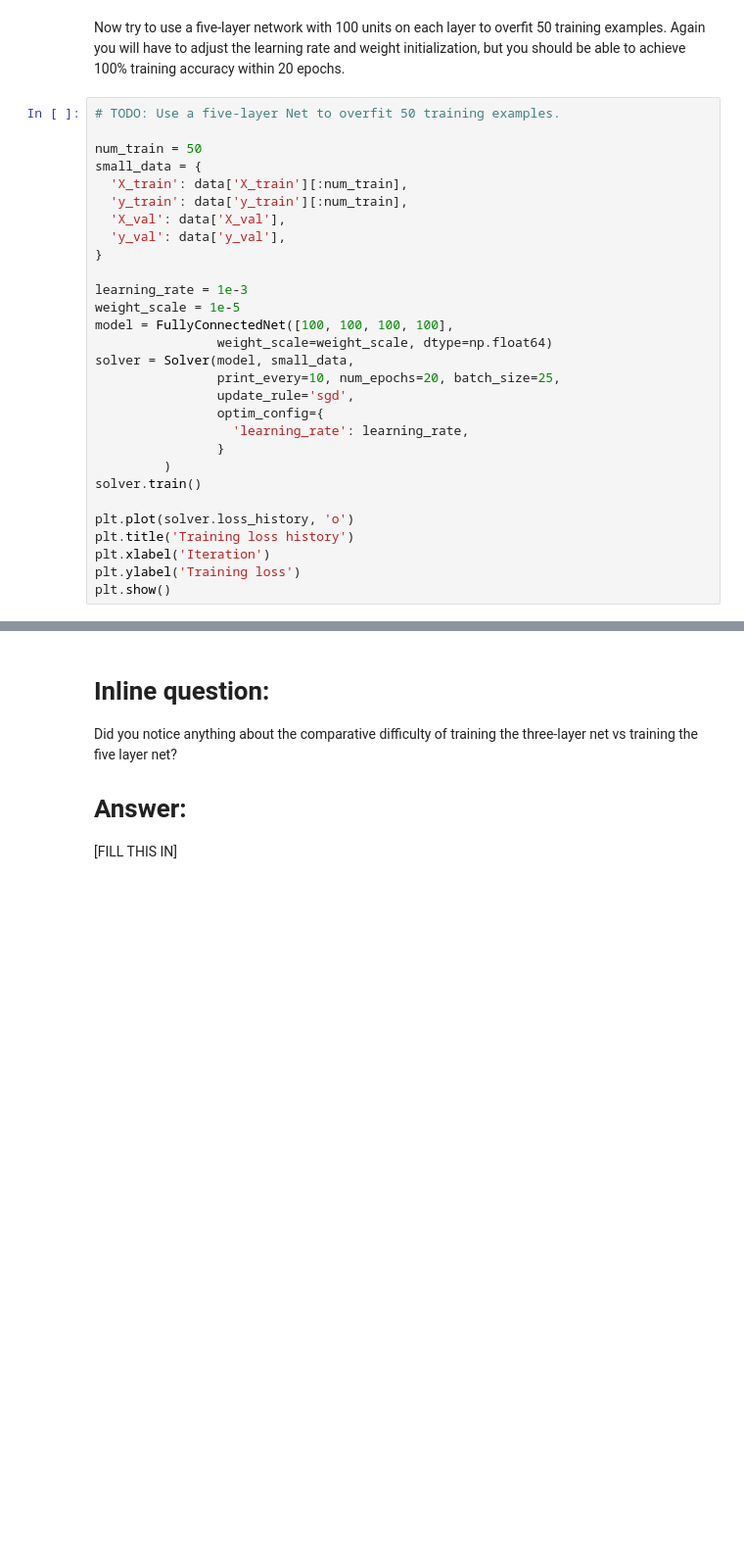
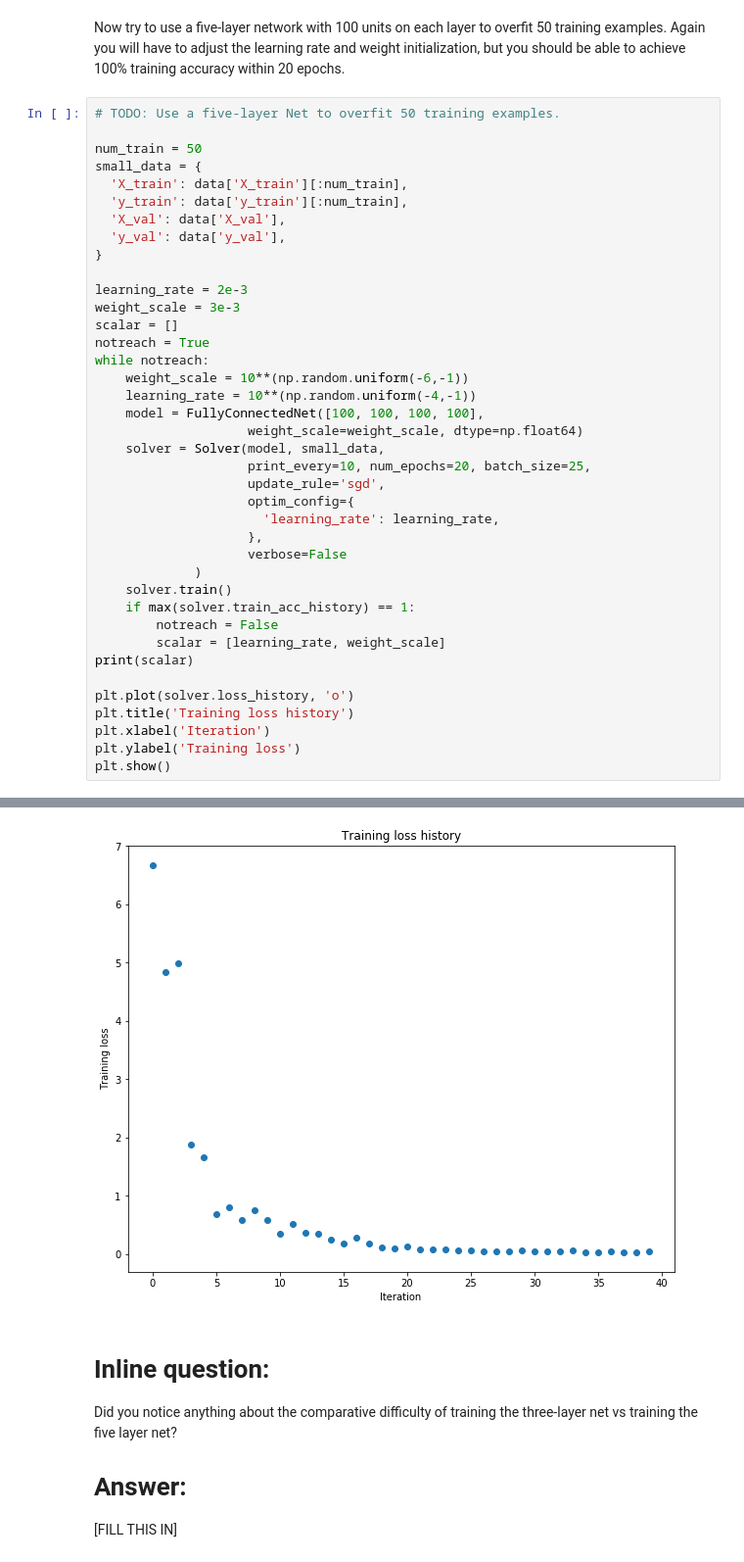
Before and after one commit to barnrang/CS231-Assignment, a Jupyter notebook: assignment2/FullyConnectedNets.ipynb, the cells around one changed output, grey strips where cells are left out. Shown at 98% size. Drawn from its saved outputs; the diff is of its cells as text; blank space fills up the shorter version.

```diff
--- a/assignment2/FullyConnectedNets.ipynb
+++ b/assignment2/FullyConnectedNets.ipynb
@@ -488,21 +505,32 @@ small_data = {
   'y_val': data['y_val'],
 }
 
-learning_rate = 1e-3
-weight_scale = 1e-5
-model = FullyConnectedNet([100, 100, 100, 100],
-                weight_scale=weight_scale, dtype=np.float64)
-solver = Solver(model, small_data,
-                print_every=10, num_epochs=20, batch_size=25,
-                update_rule='sgd',
-                optim_config={
-                  'learning_rate': learning_rate,
-                }
-         )
-solver.train()
+learning_rate = 2e-3
+weight_scale = 3e-3
+scalar = []
+notreach = True
+while notreach:
+    weight_scale = 10**(np.random.uniform(-6,-1))
+    learning_rate = 10**(np.random.uniform(-4,-1))
+    model = FullyConnectedNet([100, 100, 100, 100],
+                    weight_scale=weight_scale, dtype=np.float64)
+    solver = Solver(model, small_data,
+                    print_every=10, num_epochs=20, batch_size=25,
+                    update_rule='sgd',
+                    optim_config={
+                      'learning_rate': learning_rate,
+                    },
+                    verbose=False
+             )
+    solver.train()
+    if max(solver.train_acc_history) == 1:
+        notreach = False
+        scalar = [learning_rate, weight_scale]
+print(scalar)
 
 plt.plot(solver.loss_history, 'o')
 plt.title('Training loss history')
 plt.xlabel('Iteration')
 plt.ylabel('Training loss')
 plt.show()
+# %% [output]
@@ -509,3 +538,4 @@ plt.show()
+[figure, added]
 # %% [markdown]
 # Inline question:
 Did you notice anything about the comparative difficulty of training the three-layer net vs training the five layer net?
```
Also changed, not shown: parts of 16 cells of this notebook, 6 other files.
